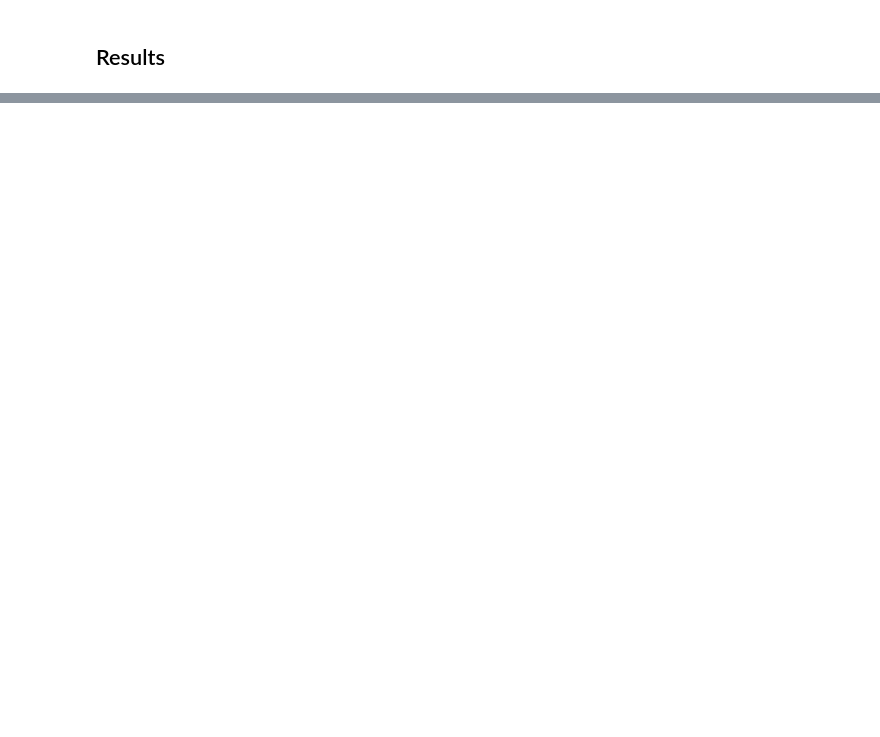
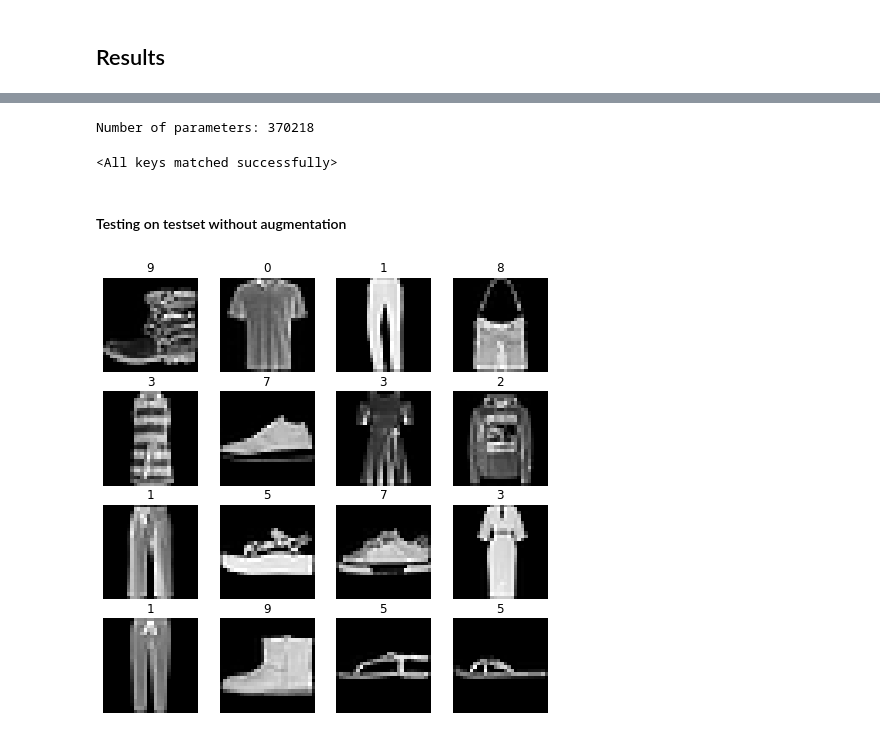
Before and after one commit to giorgiodema/Learning-Invariance-from-Equivariance, a Jupyter notebook: notebook.ipynb, the cells around one changed output, grey strips where cells are left out. Saved outputs shown, nothing was run; the diff lists cells and outputs as text; code cells hidden in the pictures; blank space fills up the shorter version.

```diff
--- a/notebook.ipynb
+++ b/notebook.ipynb
@@ -233,0 +360,5 @@ In particular, if the input is transformed by an action of D4 (90 degrees rotati
+# %%
+# instantiate the model
+N_CLASSES = 10
+c4_cnn = EqSimpleCNN(CyclicGroup(4),4,N_CLASSES)
+print(c4_cnn)
@@ -233,0 +383,24 @@ In particular, if the input is transformed by an action of D4 (90 degrees rotati
+# %%
+print(f"Number of parameters: {count_params(c4_cnn)}")
+# %% [output]
+Number of parameters: 370218
+# %%
+# load the trained weights
+ret = c4_cnn.load_state_dict(torch.load("ckpt/C4SimpleCNN_FashionMNIST.pth"))
+ret
+# %% [output]
+<All keys matched successfully>
+# %% [markdown]
+#### Testing on testset without augmentation
+# %%
+testset = get_loader(split="test",bs=1,nclass=N_CLASSES,augment=None)
+top16 = itertools.islice(iter(testset),16)
+fig,ax = plt.subplots(4,4)
+fig.set_size_inches(8,8)
+for i,(x,y) in enumerate(top16):
+    ax.flat[i].imshow(x[0,0,...],cmap="gray")
+    ax.flat[i].set_title(f"{torch.argmax(y[0]).numpy()}")
+    ax.flat[i].axis("off")
+plt.show()
+# %% [output]
+[figure, added]
```
Also changed, not shown: parts of 42 cells of this notebook.
